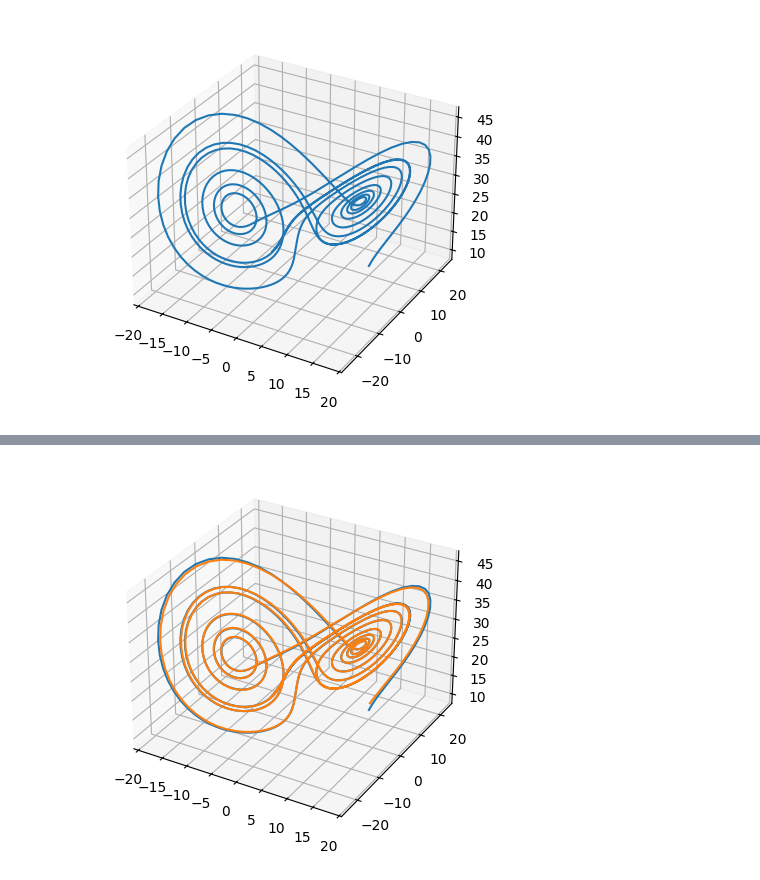
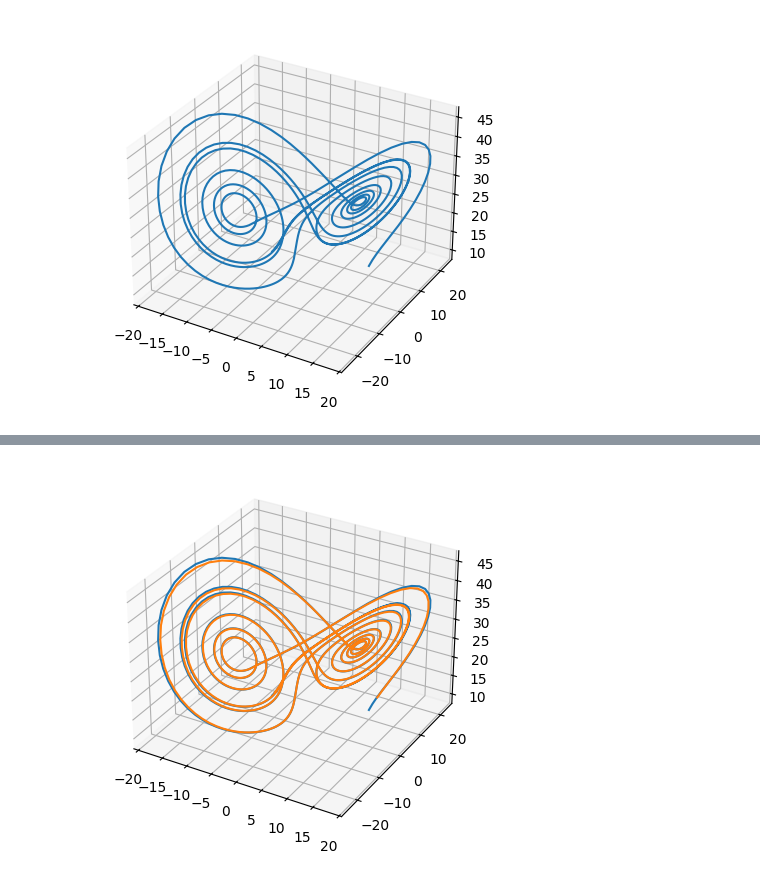
Before and after one commit to jameslavis26/time_series_clustering, a Jupyter notebook: notebooks/timeSeriesKRR.ipynb, the cells around one changed output, grey strips where cells are left out. Saved outputs shown, nothing was run; the diff lists cells and outputs as text; code cells hidden in the pictures.

```diff
--- a/notebooks/timeSeriesKRR.ipynb
+++ b/notebooks/timeSeriesKRR.ipynb
@@ -40,6 +46,12 @@ y_pred = model.predict(data)
-# %%
-plt.figure().add_subplot(projection='3d')
-plt.plot(*data.T);
-plt.plot(*y_pred.T);
-# %% [output]
-[figure, removed]
+# %%
+model = MovingAverageEstimator(lag=5)
+
+model.fit(data)
+
+y_pred = model.predict(data)
+
+plt.figure().add_subplot(projection='3d')
+plt.plot(*data.T);
+plt.plot(*y_pred.T);
+# %% [output]
+[figure, added]
```
Also changed, not shown: parts of 4 cells of this notebook, 3 other files.
